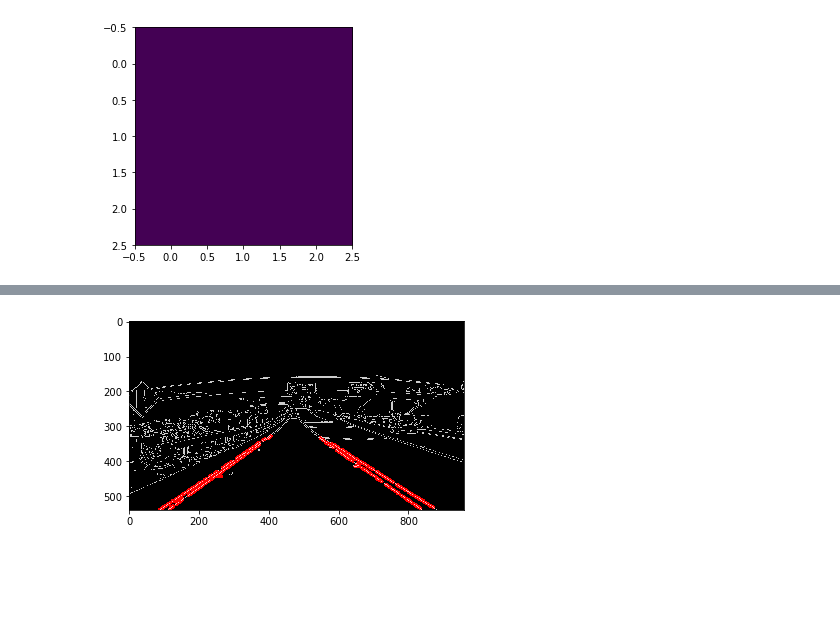
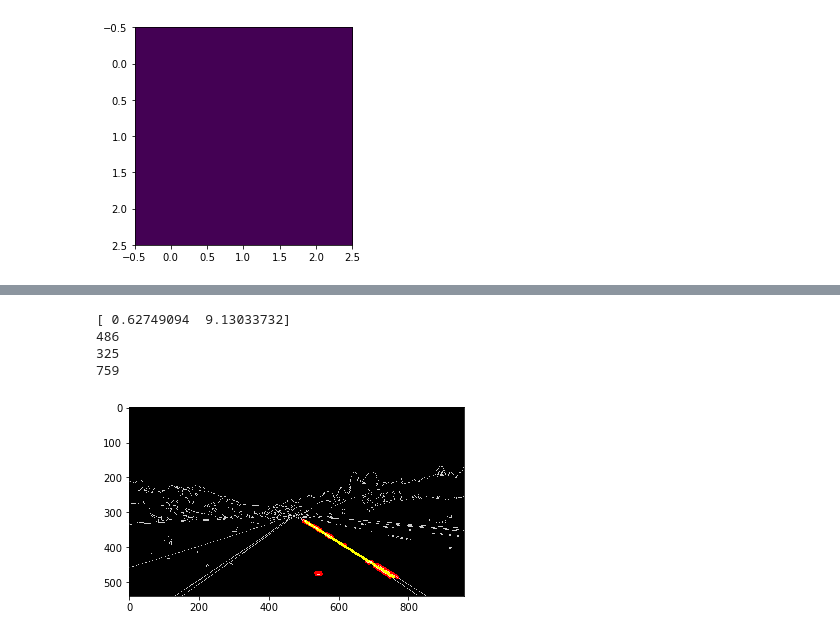
Before and after one commit to minh84/udacity_carnd, a Jupyter notebook: 03_canny_edge_dection.ipynb, the cells around one changed output, grey strips where cells are left out. Cells and saved outputs as stored; diff of their text form; code cells hidden in the pictures; blank space fills up the shorter version.

```diff
--- a/03_canny_edge_dection.ipynb
+++ b/03_canny_edge_dection.ipynb
@@ -2,7 +2,13 @@
 import matplotlib.pyplot as plt
 import matplotlib.image as mpimg
 %matplotlib inline
-image = mpimg.imread('./assets/exit-ramp.jpg')
+# image = mpimg.imread('./assets/exit-ramp.jpg')
+img = 'c2_f437.jpg'
+image = mpimg.imread('./CarND-LaneLines-P1/challenge_images/{}'.format(img))
+
+# image = mpimg.imread('./CarND-LaneLines-P1/test_images/solidWhiteRight.jpg')
+
 plt.imshow(image)
 plt.show()
+print(image.shape)
 # %% [output]
@@ -100,29 +149,58 @@ _=plt.imshow(masked_edges)
+# %%
+def fit_ignore_outline(x, y, threshold = 2.0):
+    fit = np.polyfit(x, y, 1)
+    errs = y - x * fit[0] - fit[1]
+    mean = np.mean(errs)
+    sig  = np.sqrt(np.var(errs))
+    idx = np.where((errs < mean + threshold * sig) & (errs > mean - threshold * sig) )[0]
+    return np.polyfit(x[idx], y[idx], 1)
 # %%
 # Define the Hough transform parameters
 # Make a blank the same size as our image to draw on
 rho = 1 # distance resolution in pixels of the Hough grid
 theta = np.pi/180 # angular resolution in radians of the Hough grid
 threshold = 1     # minimum number of votes (intersections in Hough grid cell)
 min_line_length = 5 #minimum number of pixels making up a line
-max_line_gap = 1    # maximum gap in pixels between connectable line segments
+max_line_gap = 10    # maximum gap in pixels between connectable line segments
 line_image = np.copy(image)*0 # creating a blank to draw lines on
 
 # Run Hough on edge detected image
 # Output "lines" is an array containing endpoints of detected line segments
 lines = cv2.HoughLinesP(masked_edges, rho, theta, threshold, np.array([]),
                             min_line_length, max_line_gap)
 
 # Iterate over the output "lines" and draw lines on a blank image
+x_left = []
+y_left = []
 for line in lines:
     for x1,y1,x2,y2 in line:
         cv2.line(line_image,(x1,y1),(x2,y2),(255,0,0),10)
+        x_left += [x1, x2]
+        y_left += [y1, y2]
+
+fit = fit_ignore_outline(np.array(x_left), np.array(y_left))
+print(fit)
+max_y = np.max(y_left)
+min_y = np.min(y_left)
+print(max_y)
+print(min_y)
+max_x = int((max_y - fit[1])/fit[0])
+min_x = int((min_y - fit[1])/fit[0])
+print(max_x)
+
+cv2.line(line_image, (max_x, max_y), (min_x, min_y), [255,255,0], 5)
 
 # Create a "color" binary image to combine with line image
 color_edges = np.dstack((edges, edges, edges))
 
 # Draw the lines on the edge image
 lines_edges = cv2.addWeighted(color_edges, 0.8, line_image, 1, 0)
+plt.figure()
 plt.imshow(lines_edges)
 plt.show()
 # %% [output]
+[ 0.62749094  9.13033732]
+486
+325
+759
-[figure, old version]
+[figure, new version]
```
Also changed, not shown: parts of 9 cells of this notebook, 14 other files.
